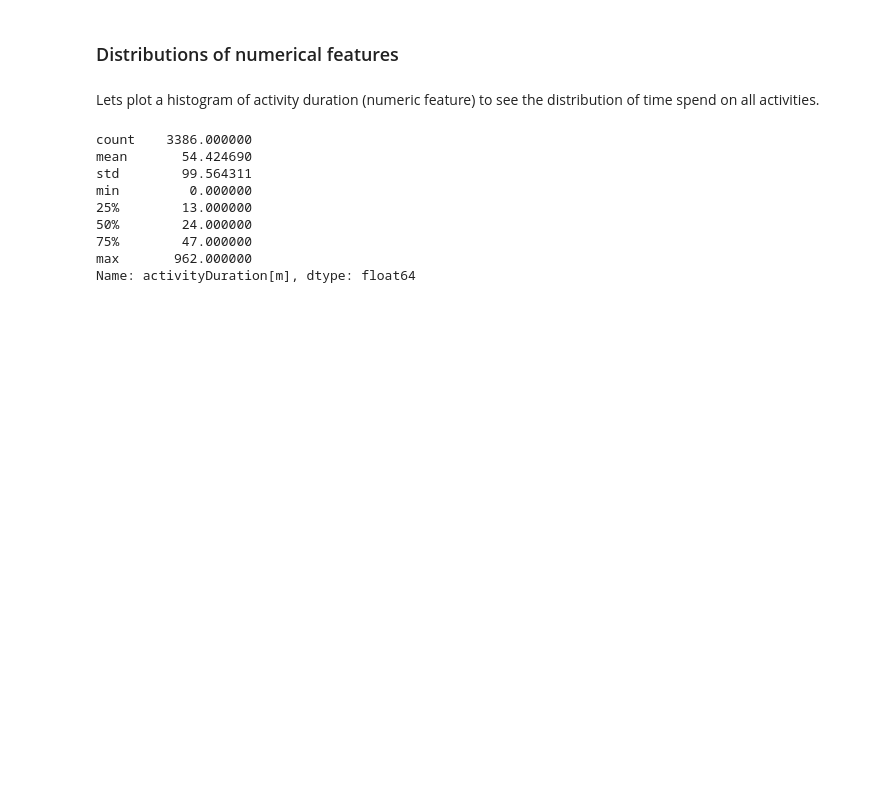
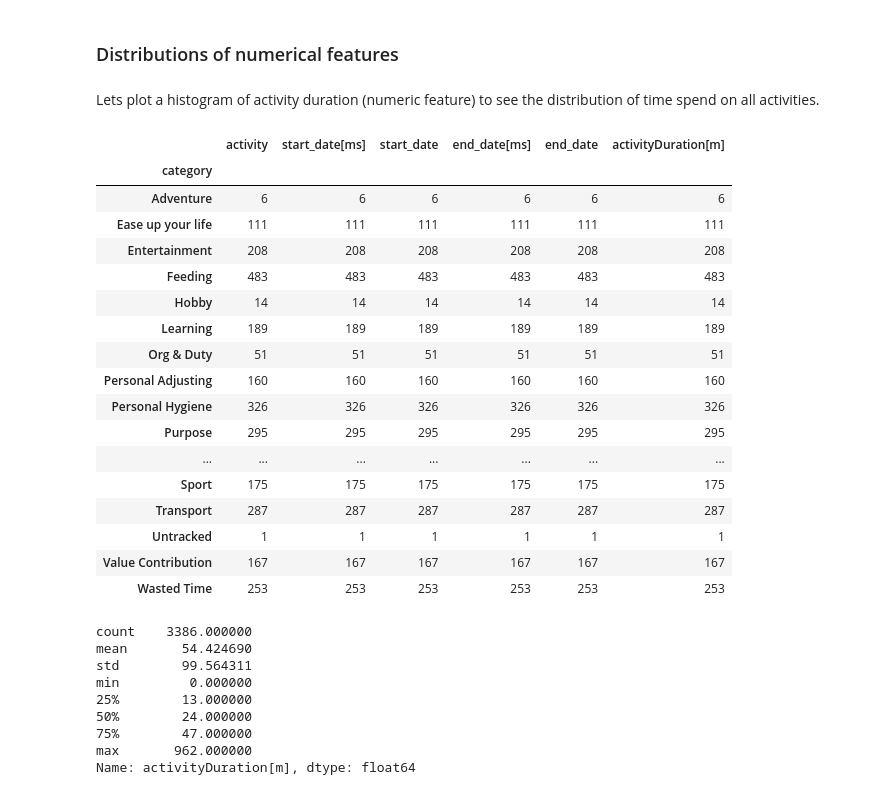
Before and after one commit to FollowJack/machine-learning-masterclass, a Jupyter notebook: project_10_activity_analysis/activity_analysis.ipynb, the cells around one changed output. Drawn from its saved outputs; the diff is of its cells as text; code cells hidden in the pictures; blank space fills up the shorter version.

Commit message:
Category analysis

```diff
--- a/project_10_activity_analysis/activity_analysis.ipynb
+++ b/project_10_activity_analysis/activity_analysis.ipynb
@@ -238,6 +238,28 @@ Trip to City Center
 ### Distributions of numerical features
 # %% [markdown]
 Lets plot a histogram of activity duration (numeric feature) to see the distribution of time spend on all activities.
+# %%
+series = base_table.groupby('category')
+series.count()
+# %% [output]
+|  | activity | start_date[ms] | start_date | end_date[ms] | end_date | activityDuration[m] |
+| category |  |  |  |  |  |  |
+| Adventure | 6 | 6 | 6 | 6 | 6 | 6 |
+| Ease up your life | 111 | 111 | 111 | 111 | 111 | 111 |
+| Entertainment | 208 | 208 | 208 | 208 | 208 | 208 |
+| Feeding | 483 | 483 | 483 | 483 | 483 | 483 |
+| Hobby | 14 | 14 | 14 | 14 | 14 | 14 |
+| Learning | 189 | 189 | 189 | 189 | 189 | 189 |
+| Org & Duty | 51 | 51 | 51 | 51 | 51 | 51 |
+| Personal Adjusting | 160 | 160 | 160 | 160 | 160 | 160 |
+| Personal Hygiene | 326 | 326 | 326 | 326 | 326 | 326 |
+| Purpose | 295 | 295 | 295 | 295 | 295 | 295 |
+| ... | ... | ... | ... | ... | ... | ... |
+| Sport | 175 | 175 | 175 | 175 | 175 | 175 |
+| Transport | 287 | 287 | 287 | 287 | 287 | 287 |
+| Untracked | 1 | 1 | 1 | 1 | 1 | 1 |
+| Value Contribution | 167 | 167 | 167 | 167 | 167 | 167 |
+| Wasted Time | 253 | 253 | 253 | 253 | 253 | 253 |
 # %%
 series = base_table['activityDuration[m]']
 # %%
```
Also changed, not shown: parts of 1 cell of this notebook.
